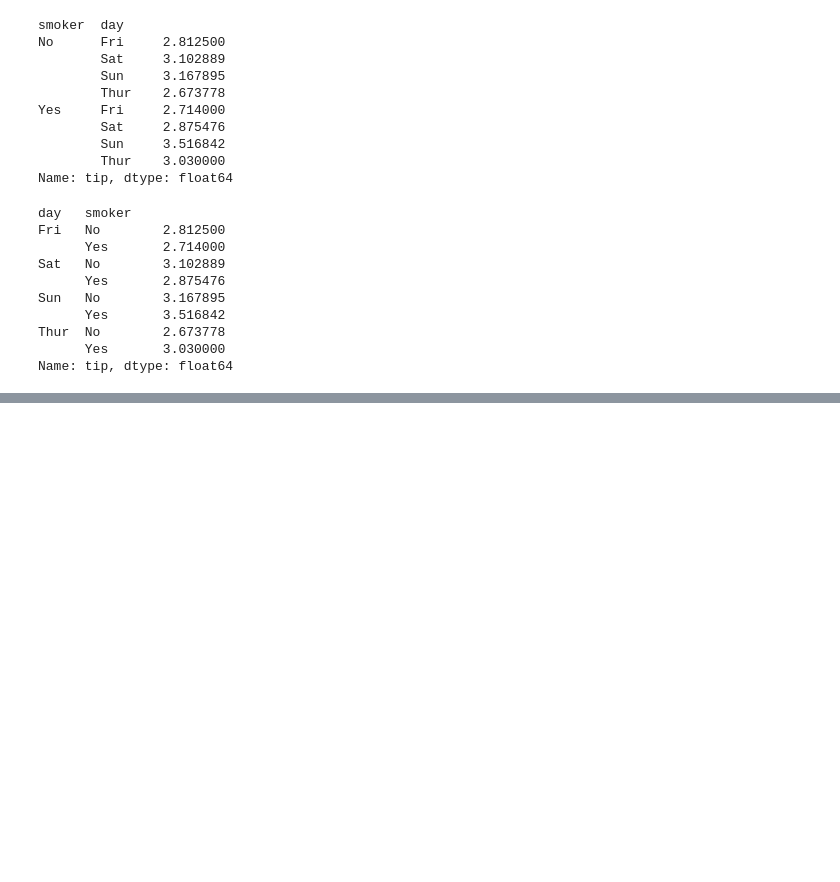
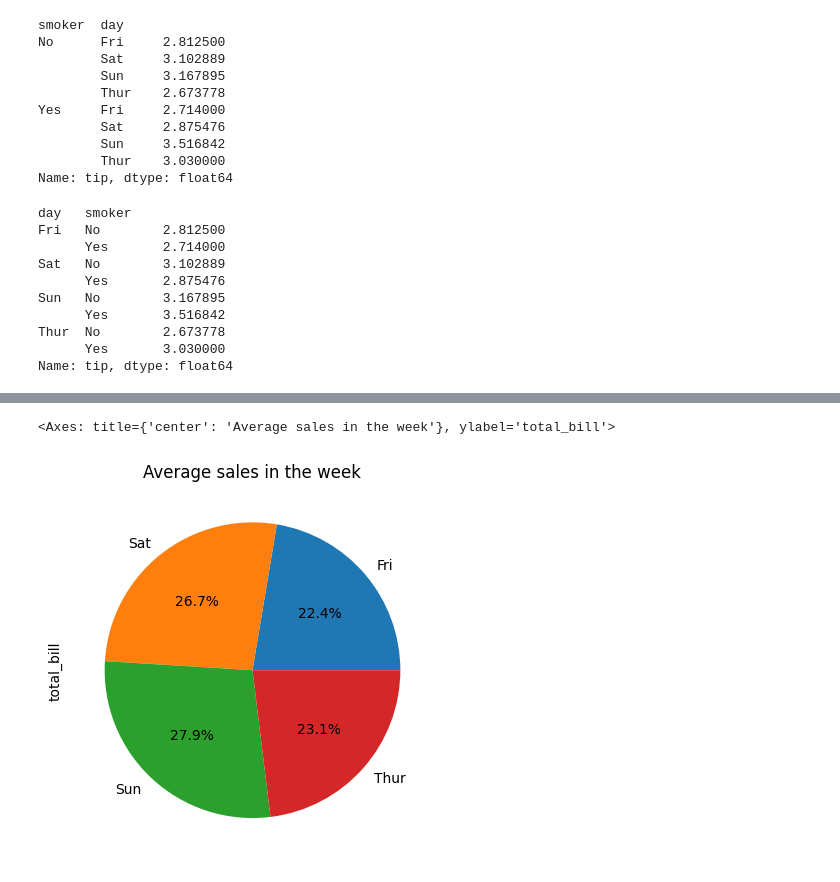
Before and after one commit to QuinlanVic/Python-module-code-notes, a Jupyter notebook: day16_pandas.ipynb, the cells around one changed output, grey strips where cells are left out. Saved outputs shown, nothing was run; the diff lists cells and outputs as text; code cells hidden in the pictures; blank space fills up the shorter version.

```diff
--- a/day16_pandas.ipynb
+++ b/day16_pandas.ipynb
@@ -611,0 +708,6 @@ Name: tip, dtype: float64
+# %%
+# how many decimal points and have to end with a percentage
+y_avg_total_bill.plot(kind="pie", autopct="%1.1f%%", title="Average sales in the week")
+# %% [output]
+<Axes: title={'center': 'Average sales in the week'}, ylabel='total_bill'>
+[figure, added]
```
Also changed, not shown: parts of 24 cells of this notebook, 1 other file.
